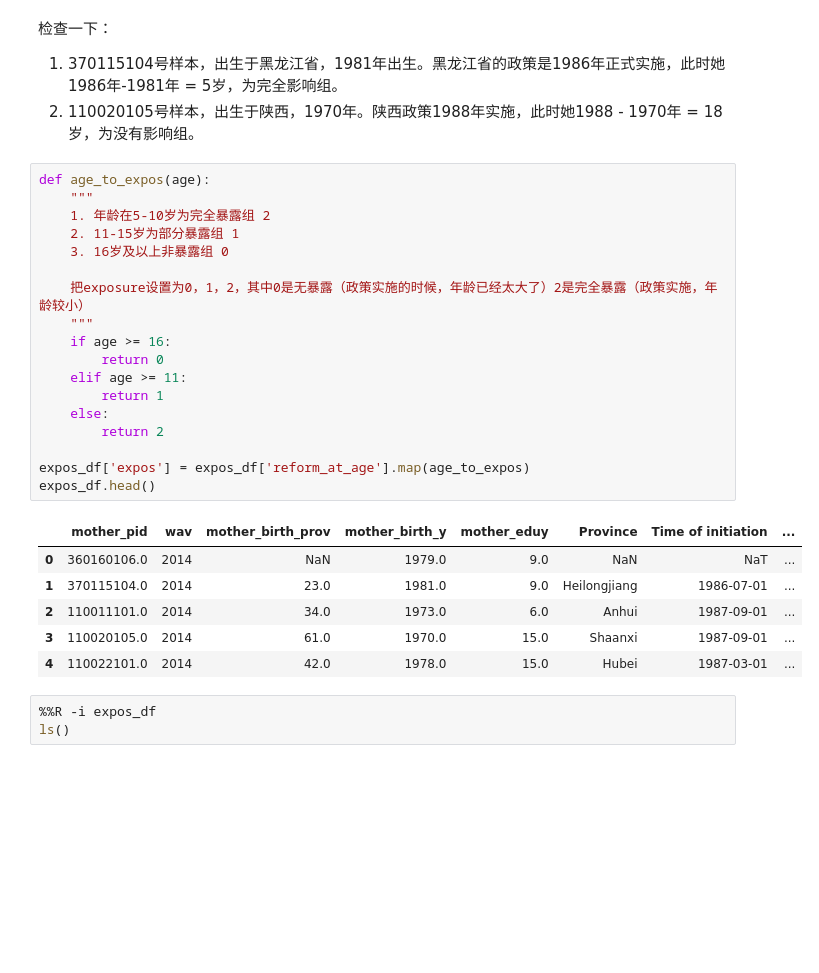
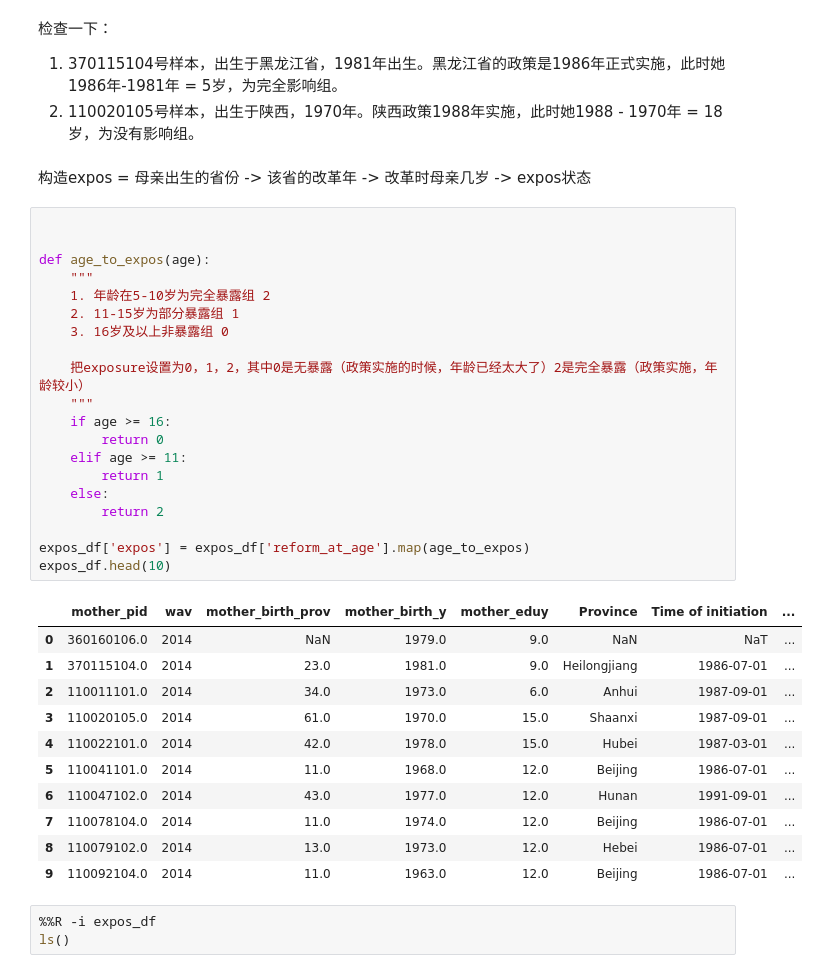
Before and after one commit to itsaquestion/Replication, a Jupyter notebook: cui2019/data3.ipynb, the cells around one changed output. Saved outputs shown, nothing was run; the diff lists cells and outputs as text; blank space fills up the shorter version.

```diff
--- a/cui2019/data3.ipynb
+++ b/cui2019/data3.ipynb
@@ -295,31 +298,40 @@ expos_df.head()
 
 1. 370115104号样本，出生于黑龙江省，1981年出生。黑龙江省的政策是1986年正式实施，此时她1986年-1981年 = 5岁，为完全影响组。
 2. 110020105号样本，出生于陕西，1970年。陕西政策1988年实施，此时她1988 - 1970年 = 18岁，为没有影响组。
+# %% [markdown]
+构造expos = 母亲出生的省份 -> 该省的改革年 -> 改革时母亲几岁 -> expos状态
 # %%
+
+
 def age_to_expos(age):
     """
     1. 年龄在5-10岁为完全暴露组 2
     2. 11-15岁为部分暴露组 1
     3. 16岁及以上非暴露组 0
 
     把exposure设置为0，1，2，其中0是无暴露（政策实施的时候，年龄已经太大了）2是完全暴露（政策实施，年龄较小）
     """
     if age >= 16:
         return 0
     elif age >= 11:
         return 1
     else:
         return 2
 
 expos_df['expos'] = expos_df['reform_at_age'].map(age_to_expos)
-expos_df.head()
+expos_df.head(10)
 # %% [output]
 |  | mother_pid | wav | mother_birth_prov | mother_birth_y | mother_eduy | Province | Time of initiation | ... |
 | 0 | 360160106.0 | 2014 | NaN | 1979.0 | 9.0 | NaN | NaT | ... |
 | 1 | 370115104.0 | 2014 | 23.0 | 1981.0 | 9.0 | Heilongjiang | 1986-07-01 | ... |
 | 2 | 110011101.0 | 2014 | 34.0 | 1973.0 | 6.0 | Anhui | 1987-09-01 | ... |
 | 3 | 110020105.0 | 2014 | 61.0 | 1970.0 | 15.0 | Shaanxi | 1987-09-01 | ... |
 | 4 | 110022101.0 | 2014 | 42.0 | 1978.0 | 15.0 | Hubei | 1987-03-01 | ... |
+| 5 | 110041101.0 | 2014 | 11.0 | 1968.0 | 12.0 | Beijing | 1986-07-01 | ... |
+| 6 | 110047102.0 | 2014 | 43.0 | 1977.0 | 12.0 | Hunan | 1991-09-01 | ... |
+| 7 | 110078104.0 | 2014 | 11.0 | 1974.0 | 12.0 | Beijing | 1986-07-01 | ... |
+| 8 | 110079102.0 | 2014 | 13.0 | 1973.0 | 12.0 | Hebei | 1986-07-01 | ... |
+| 9 | 110092104.0 | 2014 | 11.0 | 1963.0 | 12.0 | Beijing | 1986-07-01 | ... |
 # %%
 %%R -i expos_df
 ls()
```
Also changed, not shown: parts of 12 cells of this notebook.
